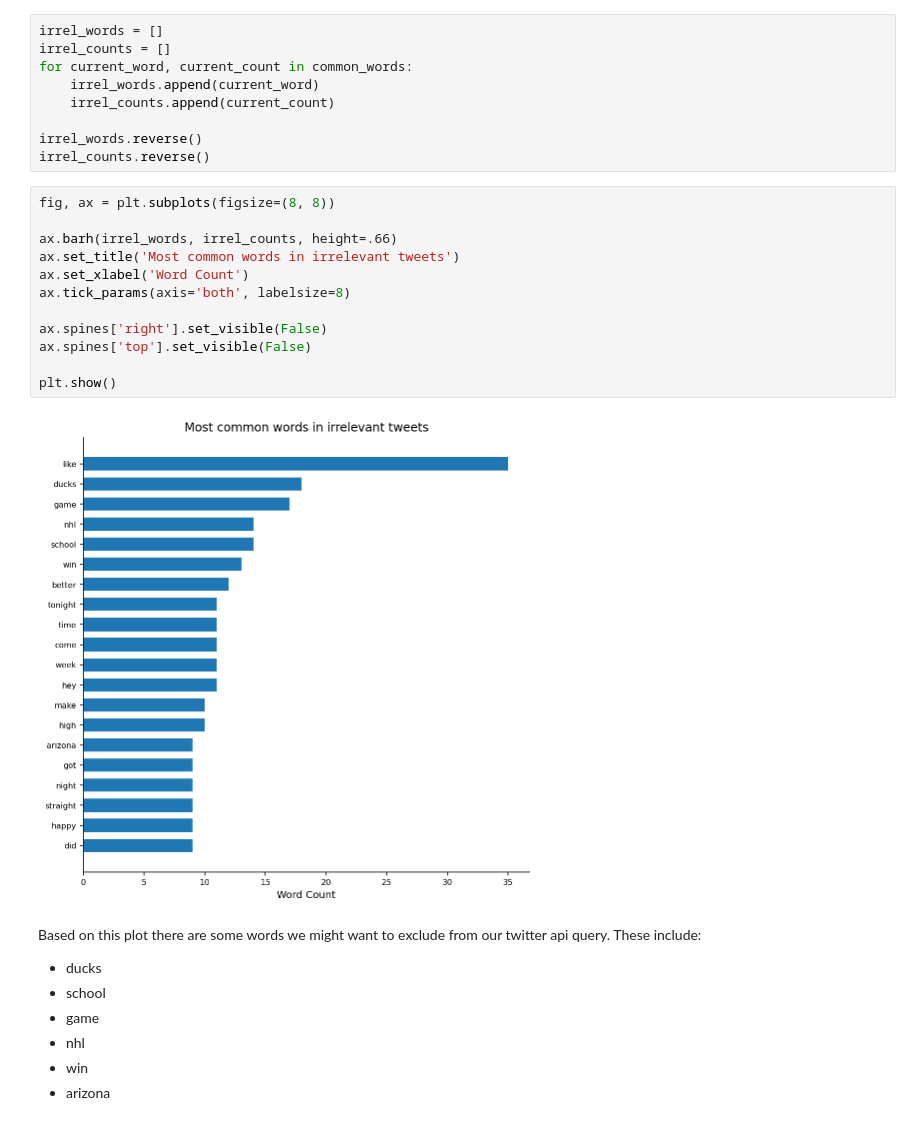
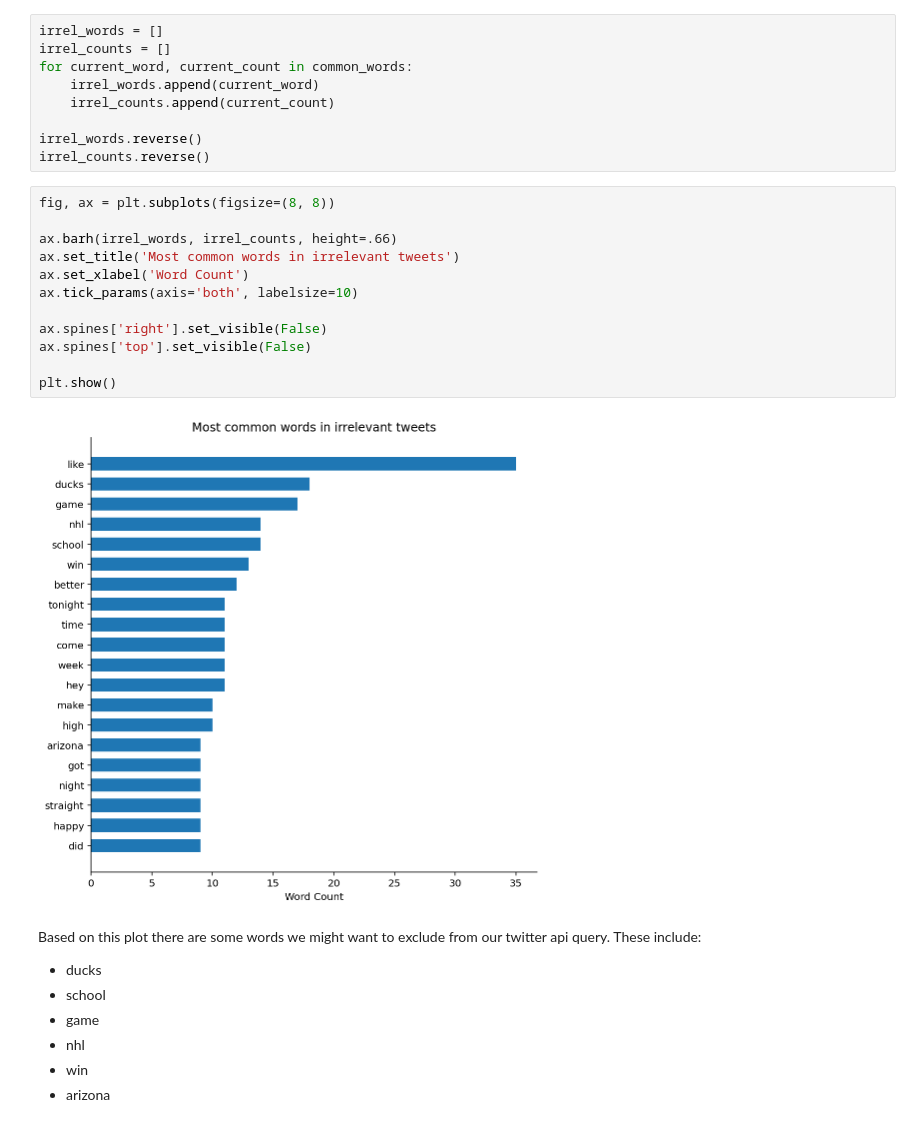
Before and after one commit to Isaac1o/CDFW, a Jupyter notebook: twitter/coyotes/notebooks/coyote_eda.ipynb, the cells around one changed output. Saved outputs shown, nothing was run; the diff lists cells and outputs as text.

```diff
--- a/twitter/coyotes/notebooks/coyote_eda.ipynb
+++ b/twitter/coyotes/notebooks/coyote_eda.ipynb
@@ -123,17 +123,17 @@ irrel_counts.reverse()
 # %%
 fig, ax = plt.subplots(figsize=(8, 8))
 
 ax.barh(irrel_words, irrel_counts, height=.66)
 ax.set_title('Most common words in irrelevant tweets')
 ax.set_xlabel('Word Count')
-ax.tick_params(axis='both', labelsize=8)
+ax.tick_params(axis='both', labelsize=10)
 
 ax.spines['right'].set_visible(False)
 ax.spines['top'].set_visible(False)
 
 plt.show()
 # %% [output]
-[figure, old version]
+[figure, new version]
 # %% [markdown]
 Based on this plot there are some words we might want to exclude from our twitter api query. These include:
 - ducks
```
Also changed, not shown: parts of 3 cells of this notebook.
